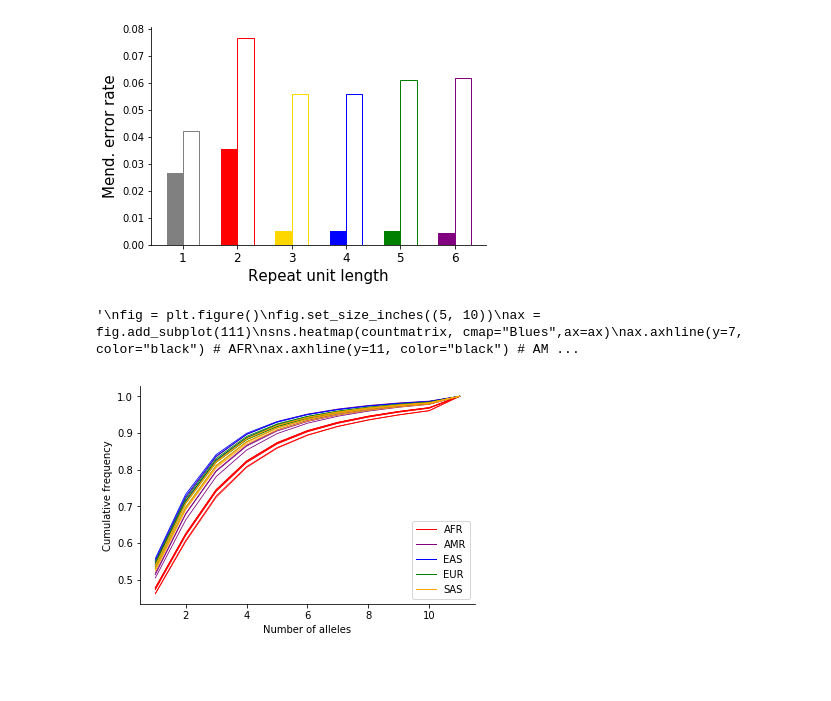
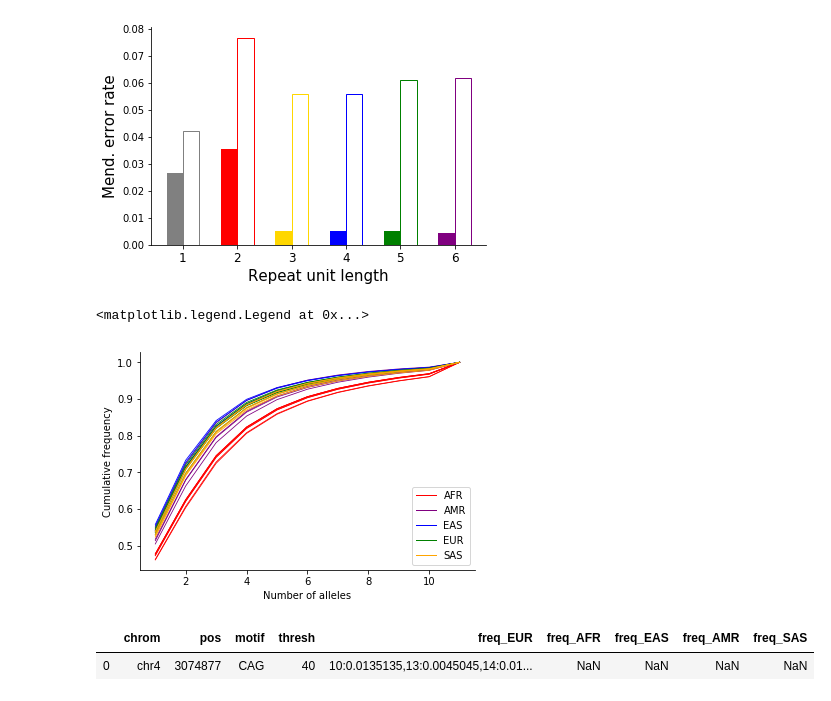
Before and after one commit to gymrek-lab/EnsembleTR, a Jupyter notebook: callset-qc/1000G_CallerQC_Figures.ipynb, the cells around one changed output. Cells and saved outputs as stored; diff of their text form; code cells hidden in the pictures; blank space fills up the shorter version.

```diff
--- a/callset-qc/1000G_CallerQC_Figures.ipynb
+++ b/callset-qc/1000G_CallerQC_Figures.ipynb
@@ -96,11 +95,16 @@ for pop in POPS:
         cumsums.append([0]*(MAXNUMALLELES+1))
 
 popcolors = {}
-for pop in ["ACB", "ASW", "ESN", "GWD", "LWK", "MSL", "YRI"]: popcolors[pop] = "red"
-for pop in ["CLM", "MXL", "PEL", "PUR"]: popcolors[pop] = "purple"
-for pop in ["CDX", "CHB", "CHS", "JPT", "KHV"]: popcolors[pop] = "blue"
-for pop in ["CEU", "FIN", "GBR", "IBS", "TSI"]: popcolors[pop] = "green"
-for pop in ["BEB", "GIH", "ITU", "PJL", "STU"]: popcolors[pop] = "orange"
+popcolors["AFR"] = "red"
+popcolors["AMR"] = "purple"
+popcolors["EAS"] = "blue"
+popcolors["EUR"] = "green"
+popcolors["SAS"] = "orange"
+for pop in ["ACB", "ASW", "ESN", "GWD", "LWK", "MSL", "YRI"]: popcolors[pop] = popcolors["AFR"]
+for pop in ["CLM", "MXL", "PEL", "PUR"]: popcolors[pop] = popcolors["AMR"]
+for pop in ["CDX", "CHB", "CHS", "JPT", "KHV"]: popcolors[pop] = popcolors["EAS"]
+for pop in ["CEU", "FIN", "GBR", "IBS", "TSI"]: popcolors[pop] = popcolors["EUR"]
+for pop in ["BEB", "GIH", "ITU", "PJL", "STU"]: popcolors[pop] = popcolors["SAS"]
 fig = plt.figure()
 ax = fig.add_subplot(111)
 for i in range(len(POPS)):
@@ -120,23 +124,11 @@ custom_lines = [Line2D([0], [0], color="red", lw=1),
                Line2D([0], [0], color="green", lw=1),
                Line2D([0], [0], color="orange", lw=1)]
 ax.legend(custom_lines, ["AFR","AMR","EAS","EUR","SAS"], loc="lower right")
-
-"""
-fig = plt.figure()
-fig.set_size_inches((5, 10))
-ax = fig.add_subplot(111)
-sns.heatmap(countmatrix, cmap="Blues",ax=ax)
-ax.axhline(y=7, color="black") # AFR
-ax.axhline(y=11, color="black") # AMR
-ax.axhline(y=16, color="black") # EAS
-ax.axhline(y=21, color="black") # EUR
-ax.axhline(y=26, color="black") # SAS
-
-ax.set_yticks([item+0.5 for item in range(len(POPS))])
-ax.set_yticklabels(POPS, rotation=0);
-ax.set_xticks(range(MAXNUMALLELES+2));
-ax.set_xticklabels(list(range(1, MAXNUMALLELES+1))+["%s+"%MAXNUMALLELES]);
-"""
 # %% [output]
-'\nfig = plt.figure()\nfig.set_size_inches((5, 10))\nax = fig.add_subplot(111)\nsns.heatmap(countmatrix, cmap="Blues",ax=ax)\nax.axhline(y=7, color="black") # AFR\nax.axhline(y=11, color="black") # AM ...
+<matplotlib.legend.Legend at 0x...>
 [figure]
+# %%
+known_freqs
+# %% [output]
+|  | chrom | pos | motif | thresh | freq_EUR | freq_AFR | freq_EAS | freq_AMR | freq_SAS |
+| 0 | chr4 | 3074877 | CAG | 40 | 10:0.0135135,13:0.0045045,14:0.01... | NaN | NaN | NaN | NaN |
```
Also changed, not shown: parts of 3 cells of this notebook, 4 other files.
